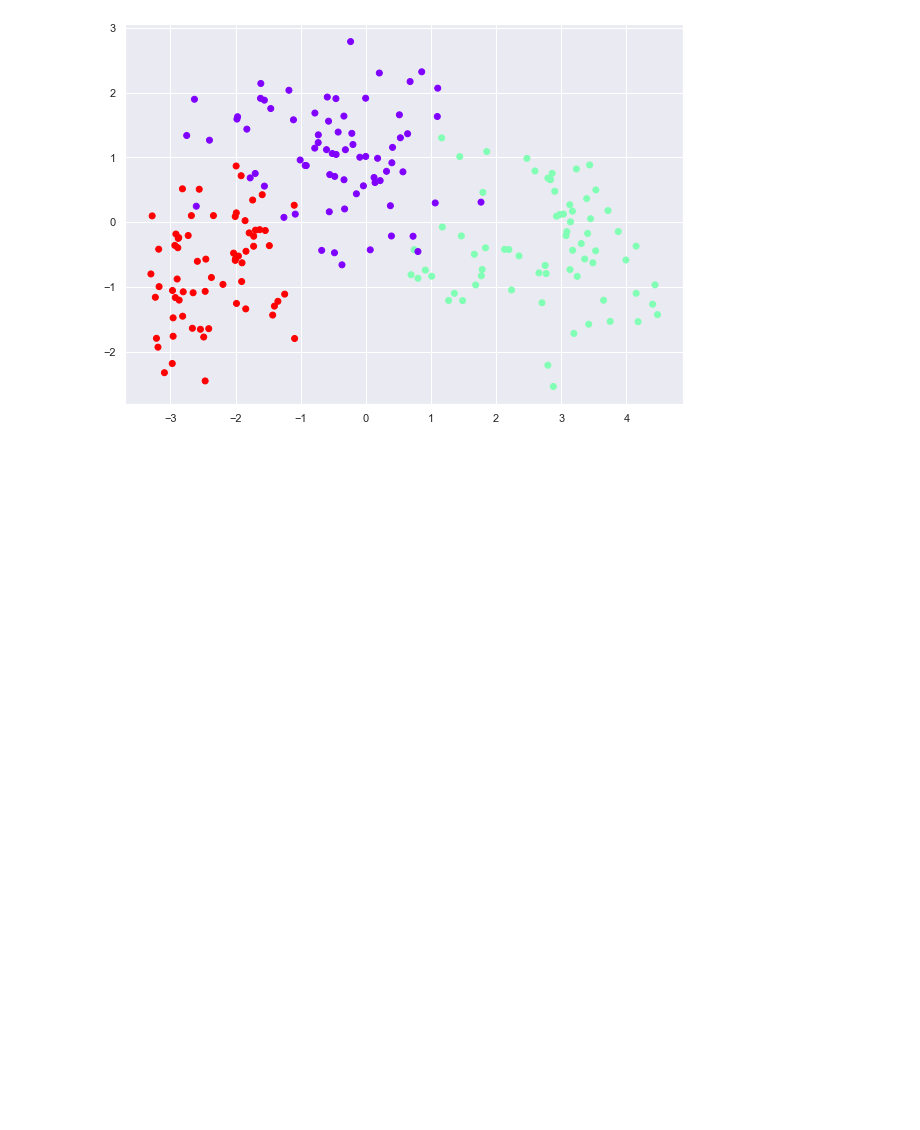
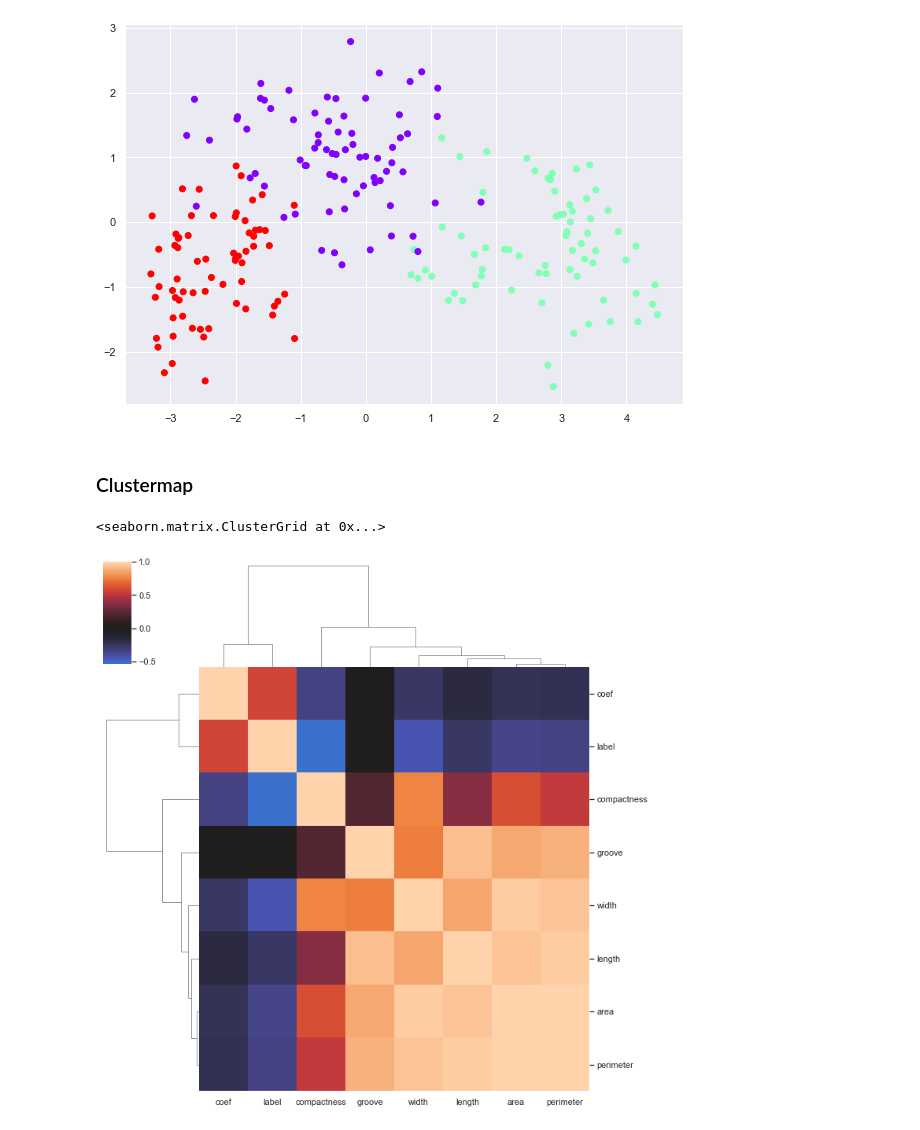
Before and after one commit to christinalchang/ucdavis-sta160, a Jupyter notebook: seeds.ipynb, the cells around one changed output. Saved outputs shown, nothing was run; the diff lists cells and outputs as text; code cells hidden in the pictures; blank space fills up the shorter version.

Commit message:
Add clustermap.

```diff
--- a/seeds.ipynb
+++ b/seeds.ipynb
@@ -106,3 +106,10 @@ plt.scatter(pca_df.pc1, pca_df.pc2, c=cluster.labels_, cmap='rainbow')
 # %% [output]
 <matplotlib.collections.PathCollection at 0x...>
 [figure]
+# %% [markdown]
+### Clustermap
+# %%
+sns.clustermap(df.corr(), center=0)
+# %% [output]
+<seaborn.matrix.ClusterGrid at 0x...>
+[figure, added]
```
